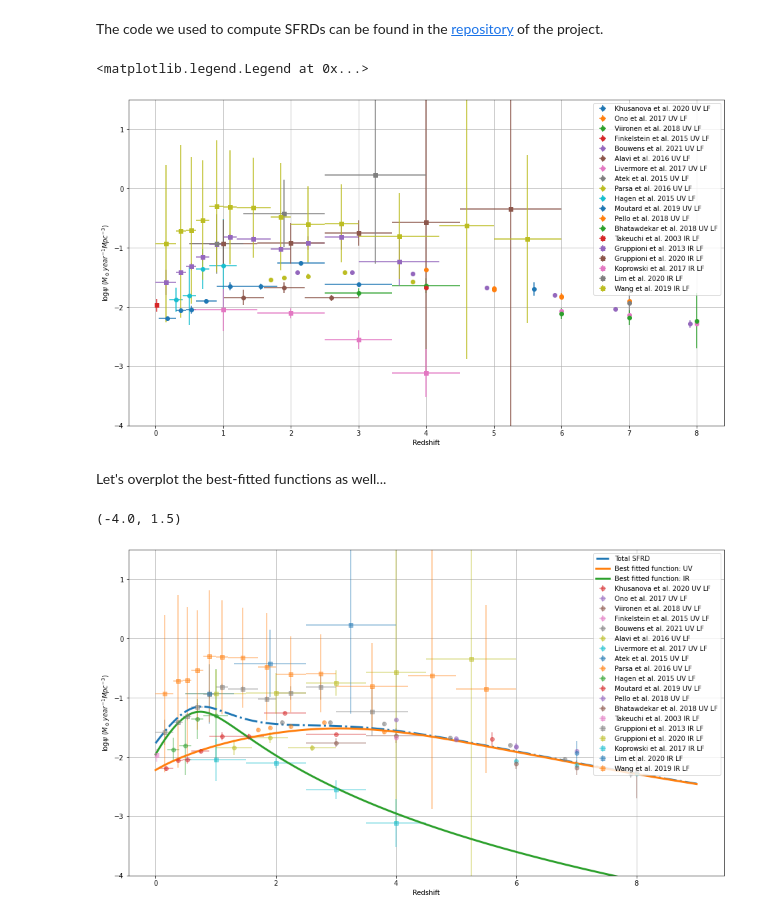
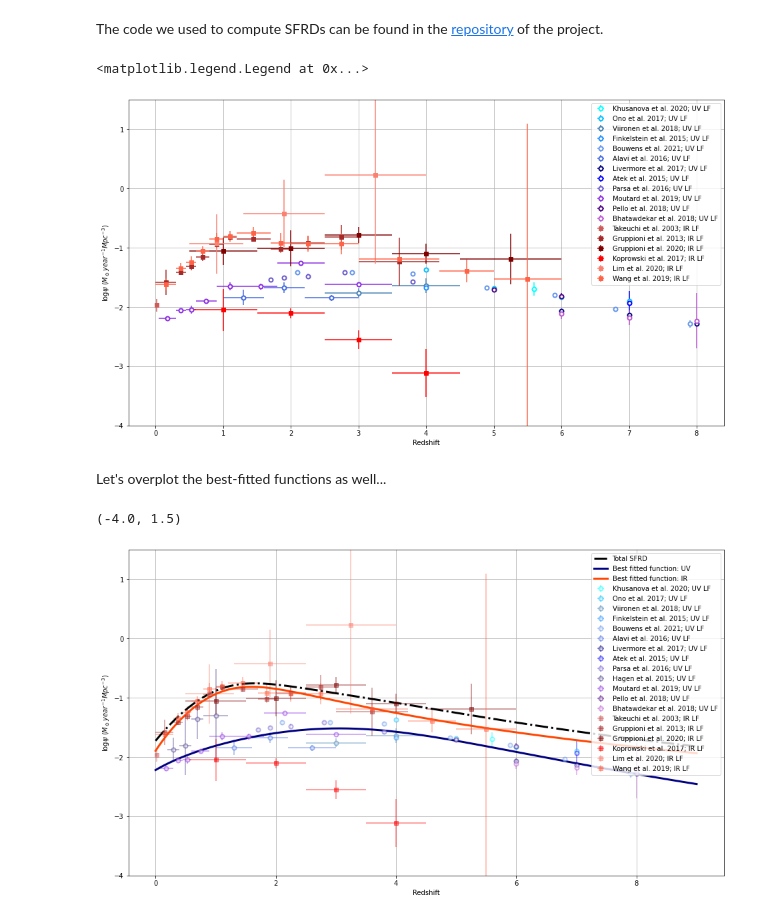
Before and after one commit to Jayshil/csfrd, a Jupyter notebook: Results/res_sfrd_all.ipynb, the cells around one changed output. Cells and saved outputs as stored; diff of their text form; code cells hidden in the pictures.

```diff
--- a/Results/res_sfrd_all.ipynb
+++ b/Results/res_sfrd_all.ipynb
@@ -15,9 +15,14 @@ import os
 The code we used to compute SFRDs can be found in the [repository](https://github.com/Jayshil/csfrd) of the project.
 # %%
 ppr_uv = np.array(['Khusanova_et_al._2020', 'Ono_et_al._2017', 'Viironen_et_al._2018', 'Finkelstein_et_al._2015', 'Bouwens_et_al._2021', 'Alavi_et_al._2016', 'Livermore_et_al._2017', 'Atek_et_al._2015', 'Parsa_et_al._2016', 'Hagen_et_al._2015', 'Moutard_et_al._2019', 'Pello_et_al._2018', 'Bhatawdekar_et_al._2018'])
+cols_uv = np.array(['cyan', 'deepskyblue', 'steelblue', 'dodgerblue', 'cornflowerblue', 'royalblue', 'navy', 'blue', 'slateblue', 'darkslateblue', 'blueviolet', 'indigo', 'mediumorchid'])
+
 ppr_ir = np.array(['Takeuchi_et_al._2003', 'Gruppioni_et_al._2013', 'Gruppioni_et_al._2020', 'Koprowski_et_al._2017', 'Lim_et_al._2020', 'Wang_et_al._2019'])
+cols_ir = np.array(['indianred','brown','maroon','red','salmon','tomato'])
+
 
 ppr_all = np.hstack((ppr_uv, ppr_ir))
+cols_all = np.hstack((cols_uv, cols_ir))
 
 # Loading data
 ppr_all1, spec = np.loadtxt('sfrd_new_all.dat', usecols=(0,5), unpack=True, dtype=str)
@@ -39,10 +44,10 @@ for i in range(len(ppr_all)):
             zn = np.hstack((zn, zdo[j]))
             sp1 = np.hstack((sp1, spec[j]))
             #print(sp1)
-    if sp1[0] == 'UV':
-        plt.errorbar(zc_all, lg_sf, xerr=[zn, zp], yerr=lg_sfe, label=ppr_all[i].replace('_',' ') + ' UV LF', fmt='o')
+    if sp1[0] == 'UV' and ppr_all[i] != 'Hagen_et_al._2015':
+        plt.errorbar(zc_all, lg_sf, xerr=[zn, zp], yerr=lg_sfe, c=cols_all[i], label=ppr_all[i].replace('_',' ') + '; UV LF', fmt='o', mfc='white', mew=2)
     elif sp1[0] == 'IR':
-        plt.errorbar(zc_all, lg_sf, xerr=[zn, zp], yerr=lg_sfe, label=ppr_all[i].replace('_',' ') + ' IR LF', fmt='o', marker='s')
+        plt.errorbar(zc_all, lg_sf, xerr=[zn, zp], yerr=lg_sfe, c=cols_all[i], label=ppr_all[i].replace('_',' ') + '; IR LF', fmt='o', marker='s')
 
 #plt.plot(znew, psi2, label='Best fitted function')
 plt.xlabel('Redshift')
@@ -52,7 +57,7 @@ plt.ylim([-4.0, 1.5])
 plt.legend(loc='best')
 # %% [output]
 <matplotlib.legend.Legend at 0x...>
-[figure, old version]
+[figure, new version]
 # %% [markdown]
 Let's overplot the best-fitted functions as well...
 # %%
@@ -66,7 +71,7 @@ def psi_new(z, aa, bb, cc, dd):
 # Values of the best-fitted parameters
 val_uv = np.array([0.00601144, 1.37193109, 4.94478103, 5.22447988])
 #val_ir = np.array([0.015, 2.7, 2.9, 5.6])
-val_ir = np.array([0.01110613, 4.16577104, 1.75485434, 8.60075271])
+val_ir = np.array([0.01276551, 3.59557559, 2.39881507, 5.86916365])
 
 znew = np.linspace(0,9,1000)
 
@@ -84,31 +89,31 @@ psi3_all = np.log10(psi3)
 # %%
 # Plotting them
 plt.figure(figsize=(16, 9))
-plt.plot(znew, psi3_all, label='Total SFRD', lw=3, ls='-.')
-plt.plot(znew, psi2_uv, label='Best fitted function: UV', lw=3)
-plt.plot(znew, psi2_ir, label='Best fitted function: IR', lw=3)
+plt.plot(znew, psi3_all, label='Total SFRD', c='black', lw=3, ls='-.')
+plt.plot(znew, psi2_uv, label='Best fitted function: UV', c='navy', lw=3)
+plt.plot(znew, psi2_ir, label='Best fitted function: IR', c='orangered', lw=3)
 
 for i in range(len(ppr_all)):
     zc_all, zp, zn, lg_sf, lg_sfe, sp1 = np.array([]), np.array([]), np.array([]), np.array([]), np.array([]), np.array([])
     for j in range(len(ppr_all1)):
         if ppr_all1[j] == ppr_all[i]:
             zc_all = np.hstack((zc_all, zcen_all[j]))
             lg_sf = np.hstack((lg_sf, log_sfrd_all[j]))
             lg_sfe = np.hstack((lg_sfe, log_sfrd_all_err[j]))
             zp = np.hstack((zp, zup[j]))
             zn = np.hstack((zn, zdo[j]))
             sp1 = np.hstack((sp1, spec[j]))
             #print(sp1)
     if sp1[0] == 'UV':
-        plt.errorbar(zc_all, lg_sf, xerr=[zn, zp], yerr=lg_sfe, label=ppr_all[i].replace('_',' ') + ' UV LF', fmt='o', alpha=0.5)
+        plt.errorbar(zc_all, lg_sf, xerr=[zn, zp], yerr=lg_sfe, c=cols_all[i], label=ppr_all[i].replace('_',' ') + '; UV LF', fmt='o', alpha=0.5, mfc='white', mew=2)
     elif sp1[0] == 'IR':
-        plt.errorbar(zc_all, lg_sf, xerr=[zn, zp], yerr=lg_sfe, label=ppr_all[i].replace('_',' ') + ' IR LF', fmt='o', marker='s', alpha=0.5)
+        plt.errorbar(zc_all, lg_sf, xerr=[zn, zp], yerr=lg_sfe, c=cols_all[i], label=ppr_all[i].replace('_',' ') + '; IR LF', fmt='o', marker='s', alpha=0.5)
 
 plt.xlabel('Redshift')
 plt.ylabel(r'$\log{\psi}$ ($M_\odot year^{-1} Mpc^{-3}$)')
 plt.grid()
 plt.legend(loc='best')
 plt.ylim([-4.0, 1.5])
 # %% [output]
 (-4.0, 1.5)
-[figure, old version]
+[figure, new version]
```
Also changed, not shown: 1 other file.
